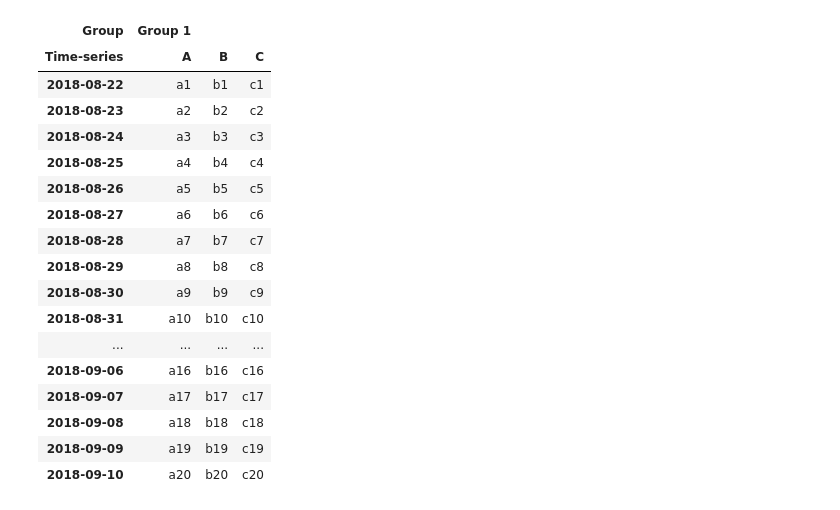
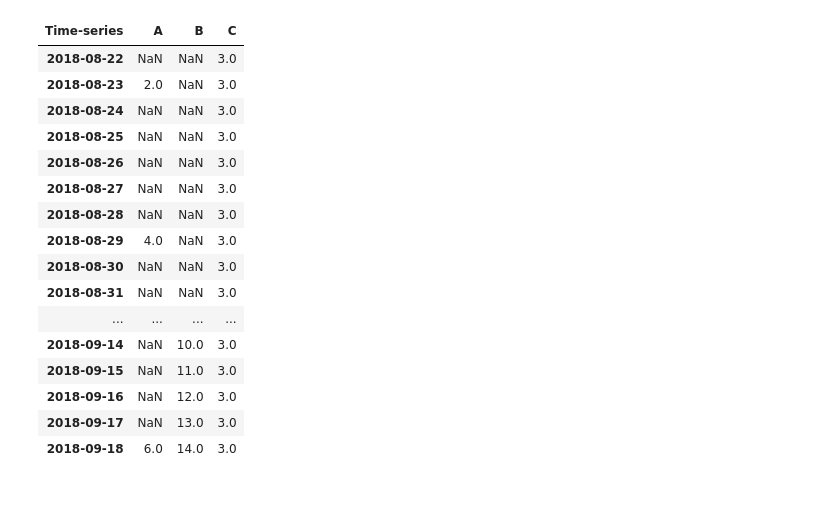
Before and after one commit to pietro-foini/ISI-WFP, a Jupyter notebook: project/packages/LagsCreator/Example.ipynb, the cells around one changed output. Saved outputs shown, nothing was run; the diff lists cells and outputs as text; code cells hidden in the pictures.

```diff
--- a/project/packages/LagsCreator/Example.ipynb
+++ b/project/packages/LagsCreator/Example.ipynb
@@ -14,26 +8,29 @@ data = np.array([["a1", "a2", "a3", "a4", "a5", "a6", "a7", "a8", "a9", "a10", "
+# %%
+data = np.array([[np.nan, 2, np.nan, np.nan, np.nan, np.nan, np.nan, 4, np.nan, np.nan, np.nan, np.nan, np.nan, 6, np.nan, 2, np.nan, np.nan, np.nan, np.nan, np.nan, 4, np.nan, np.nan, np.nan, np.nan, np.nan, 6],
+                 [np.nan, np.nan, np.nan, np.nan, np.nan, np.nan, np.nan, np.nan, np.nan, np.nan, np.nan, np.nan, np.nan, np.nan, 1, 2, 3, 4, 5, 6, 7, 8, 9, 10, 11, 12, 13, 14],
+                 [3]*28])
 # %%
-df = pd.DataFrame(np.transpose(data), index = pd.date_range("2018-08-22", periods = 20), columns = pd.MultiIndex.from_product([["Group 1"], ["A", "B", "C"]], names = ["Group", "Time-series"]))
+df = pd.DataFrame(np.transpose(data), index = pd.date_range("2018-08-22", periods = data.shape[1]), columns = pd.MultiIndex.from_product([["Group 1"], ["A", "B", "C"]], names = ["Group", "Time-series"]))
 # %%
-df
+df["Group 1"]
 # %% [output]
-| Group | Group 1 |  |  |
 | Time-series | A | B | C |
-| 2018-08-22 | a1 | b1 | c1 |
-| 2018-08-23 | a2 | b2 | c2 |
-| 2018-08-24 | a3 | b3 | c3 |
-| 2018-08-25 | a4 | b4 | c4 |
-| 2018-08-26 | a5 | b5 | c5 |
-| 2018-08-27 | a6 | b6 | c6 |
-| 2018-08-28 | a7 | b7 | c7 |
-| 2018-08-29 | a8 | b8 | c8 |
-| 2018-08-30 | a9 | b9 | c9 |
-| 2018-08-31 | a10 | b10 | c10 |
+| 2018-08-22 | NaN | NaN | 3.0 |
+| 2018-08-23 | 2.0 | NaN | 3.0 |
+| 2018-08-24 | NaN | NaN | 3.0 |
+| 2018-08-25 | NaN | NaN | 3.0 |
+| 2018-08-26 | NaN | NaN | 3.0 |
+| 2018-08-27 | NaN | NaN | 3.0 |
+| 2018-08-28 | NaN | NaN | 3.0 |
+| 2018-08-29 | 4.0 | NaN | 3.0 |
+| 2018-08-30 | NaN | NaN | 3.0 |
+| 2018-08-31 | NaN | NaN | 3.0 |
 | ... | ... | ... | ... |
-| 2018-09-06 | a16 | b16 | c16 |
-| 2018-09-07 | a17 | b17 | c17 |
-| 2018-09-08 | a18 | b18 | c18 |
-| 2018-09-09 | a19 | b19 | c19 |
-| 2018-09-10 | a20 | b20 | c20 |
+| 2018-09-14 | NaN | 10.0 | 3.0 |
+| 2018-09-15 | NaN | 11.0 | 3.0 |
+| 2018-09-16 | NaN | 12.0 | 3.0 |
+| 2018-09-17 | NaN | 13.0 | 3.0 |
+| 2018-09-18 | 6.0 | 14.0 | 3.0 |
 # %%
 lags_dict = dict()
 # Define lags for each indicator.
```
Also changed, not shown: parts of 16 cells of this notebook, 38 other files.
